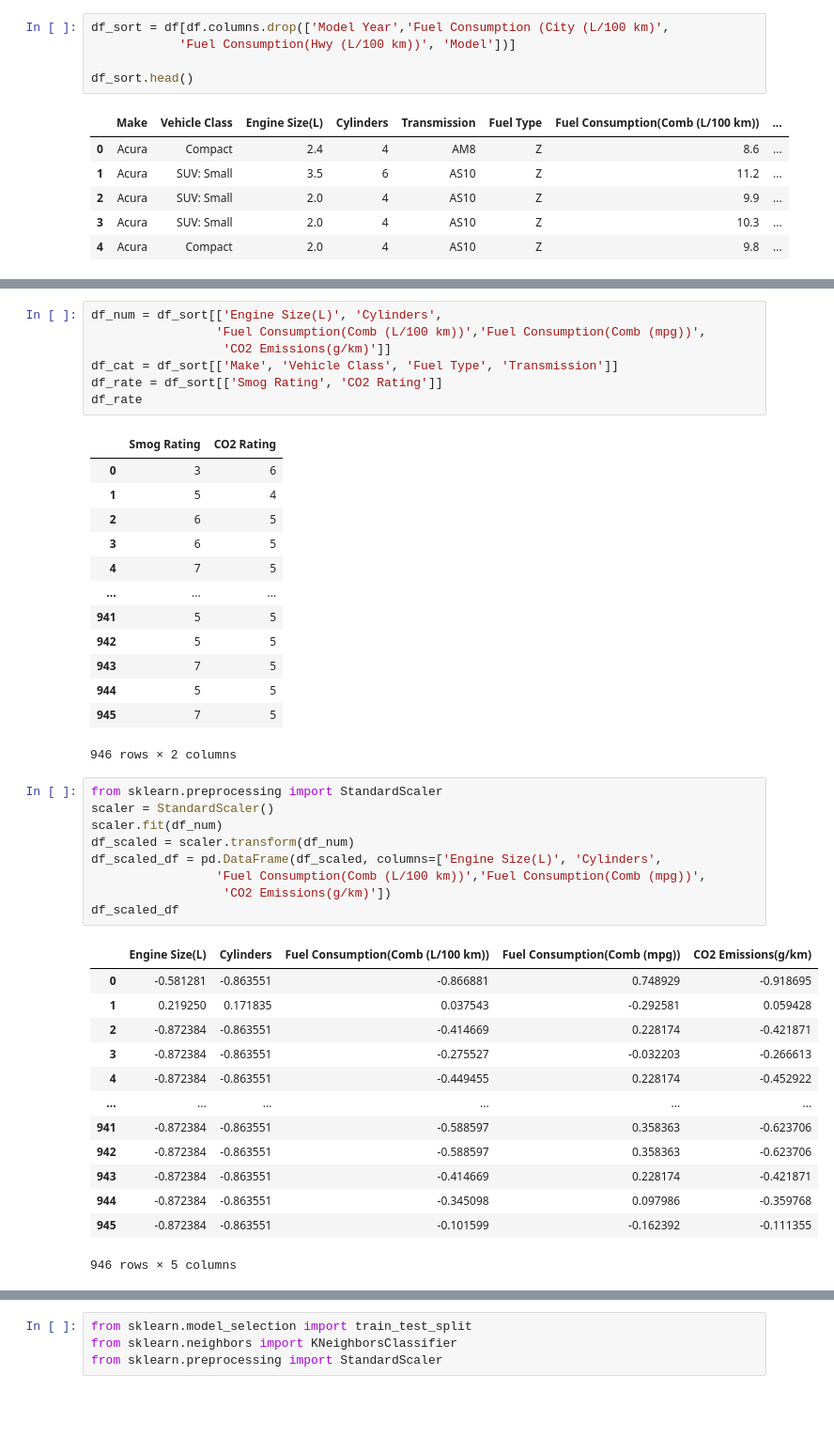
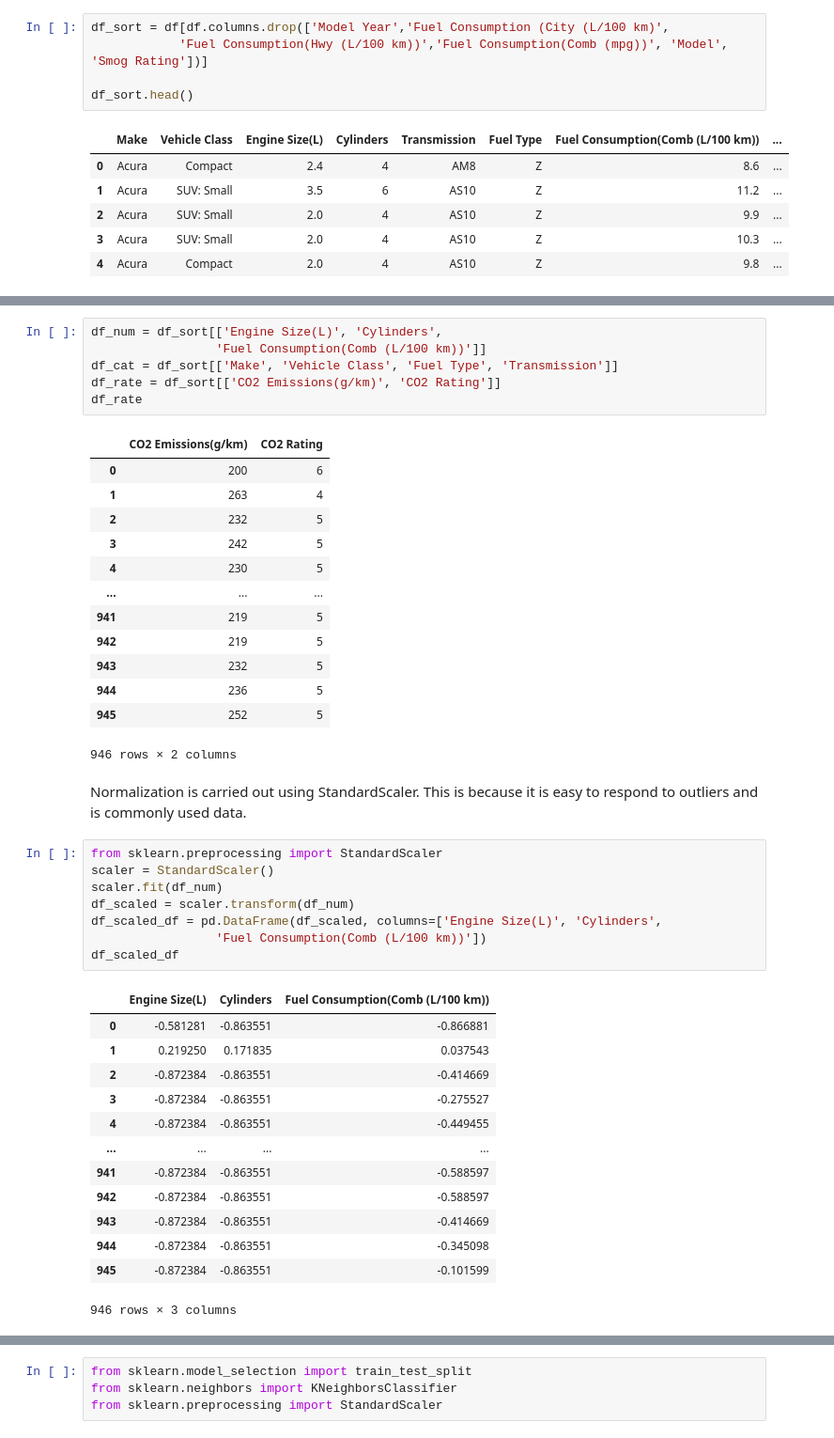
Before and after one commit to DecisionDisorder/FuelConsumptionRatings, a Jupyter notebook: src/tp_rating_knn.ipynb, the cells around one changed output, grey strips where cells are left out. Shown: that part at 94% size. Cells and saved outputs as stored; diff of their text form; blank space fills up the shorter version.

```diff
--- a/src/tp_rating_knn.ipynb
+++ b/src/tp_rating_knn.ipynb
@@ -50,6 +50,6 @@ df.describe()
 # %%
 df_sort = df[df.columns.drop(['Model Year','Fuel Consumption (City (L/100 km)',
-            'Fuel Consumption(Hwy (L/100 km))', 'Model'])]
+            'Fuel Consumption(Hwy (L/100 km))','Fuel Consumption(Comb (mpg))', 'Model', 'Smog Rating'])]
 
 df_sort.head()
 # %% [output]
@@ -96,47 +96,47 @@ See the caveats in the documentation: https://pandas.pydata.org/pandas-docs/stab
 # %%
 df_num = df_sort[['Engine Size(L)', 'Cylinders',
-                 'Fuel Consumption(Comb (L/100 km))','Fuel Consumption(Comb (mpg))',
-                  'CO2 Emissions(g/km)']]
+                 'Fuel Consumption(Comb (L/100 km))']]
 df_cat = df_sort[['Make', 'Vehicle Class', 'Fuel Type', 'Transmission']]
-df_rate = df_sort[['Smog Rating', 'CO2 Rating']]
+df_rate = df_sort[['CO2 Emissions(g/km)', 'CO2 Rating']]
 df_rate
 # %% [output]
-|  | Smog Rating | CO2 Rating |
-| 0 | 3 | 6 |
-| 1 | 5 | 4 |
-| 2 | 6 | 5 |
-| 3 | 6 | 5 |
-| 4 | 7 | 5 |
+|  | CO2 Emissions(g/km) | CO2 Rating |
+| 0 | 200 | 6 |
+| 1 | 263 | 4 |
+| 2 | 232 | 5 |
+| 3 | 242 | 5 |
+| 4 | 230 | 5 |
 | ... | ... | ... |
-| 941 | 5 | 5 |
-| 942 | 5 | 5 |
-| 943 | 7 | 5 |
-| 944 | 5 | 5 |
-| 945 | 7 | 5 |
+| 941 | 219 | 5 |
+| 942 | 219 | 5 |
+| 943 | 232 | 5 |
+| 944 | 236 | 5 |
+| 945 | 252 | 5 |
 946 rows × 2 columns
+# %% [markdown]
+Normalization is carried out using StandardScaler. This is because it is easy to respond to outliers and is commonly used data.
 # %%
 from sklearn.preprocessing import StandardScaler
 scaler = StandardScaler()
 scaler.fit(df_num)
 df_scaled = scaler.transform(df_num)
 df_scaled_df = pd.DataFrame(df_scaled, columns=['Engine Size(L)', 'Cylinders',
-                 'Fuel Consumption(Comb (L/100 km))','Fuel Consumption(Comb (mpg))',
-                  'CO2 Emissions(g/km)'])
+                 'Fuel Consumption(Comb (L/100 km))'])
 df_scaled_df
 # %% [output]
-|  | Engine Size(L) | Cylinders | Fuel Consumption(Comb (L/100 km)) | Fuel Consumption(Comb (mpg)) | CO2 Emissions(g/km) |
-| 0 | -0.581281 | -0.863551 | -0.866881 | 0.748929 | -0.918695 |
-| 1 | 0.219250 | 0.171835 | 0.037543 | -0.292581 | 0.059428 |
-| 2 | -0.872384 | -0.863551 | -0.414669 | 0.228174 | -0.421871 |
-| 3 | -0.872384 | -0.863551 | -0.275527 | -0.032203 | -0.266613 |
-| 4 | -0.872384 | -0.863551 | -0.449455 | 0.228174 | -0.452922 |
-| ... | ... | ... | ... | ... | ... |
-| 941 | -0.872384 | -0.863551 | -0.588597 | 0.358363 | -0.623706 |
-| 942 | -0.872384 | -0.863551 | -0.588597 | 0.358363 | -0.623706 |
-| 943 | -0.872384 | -0.863551 | -0.414669 | 0.228174 | -0.421871 |
-| 944 | -0.872384 | -0.863551 | -0.345098 | 0.097986 | -0.359768 |
-| 945 | -0.872384 | -0.863551 | -0.101599 | -0.162392 | -0.111355 |
+|  | Engine Size(L) | Cylinders | Fuel Consumption(Comb (L/100 km)) |
+| 0 | -0.581281 | -0.863551 | -0.866881 |
+| 1 | 0.219250 | 0.171835 | 0.037543 |
+| 2 | -0.872384 | -0.863551 | -0.414669 |
+| 3 | -0.872384 | -0.863551 | -0.275527 |
+| 4 | -0.872384 | -0.863551 | -0.449455 |
+| ... | ... | ... | ... |
+| 941 | -0.872384 | -0.863551 | -0.588597 |
+| 942 | -0.872384 | -0.863551 | -0.588597 |
+| 943 | -0.872384 | -0.863551 | -0.414669 |
+| 944 | -0.872384 | -0.863551 | -0.345098 |
+| 945 | -0.872384 | -0.863551 | -0.101599 |
-946 rows × 5 columns
+946 rows × 3 columns
 # %%
 df_result_sum = pd.concat([df_scaled_df, df_cat], axis = 1)
 df_result_sum.loc[[10,11,12],:]
```
Also changed, not shown: parts of 17 cells of this notebook, 1 other file.
